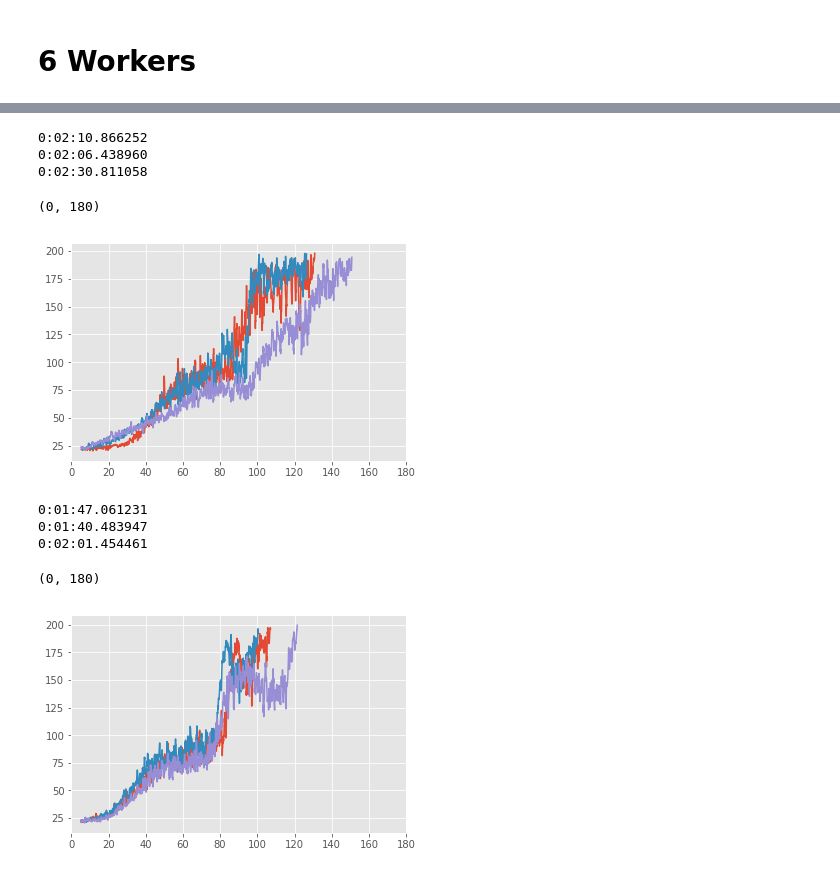
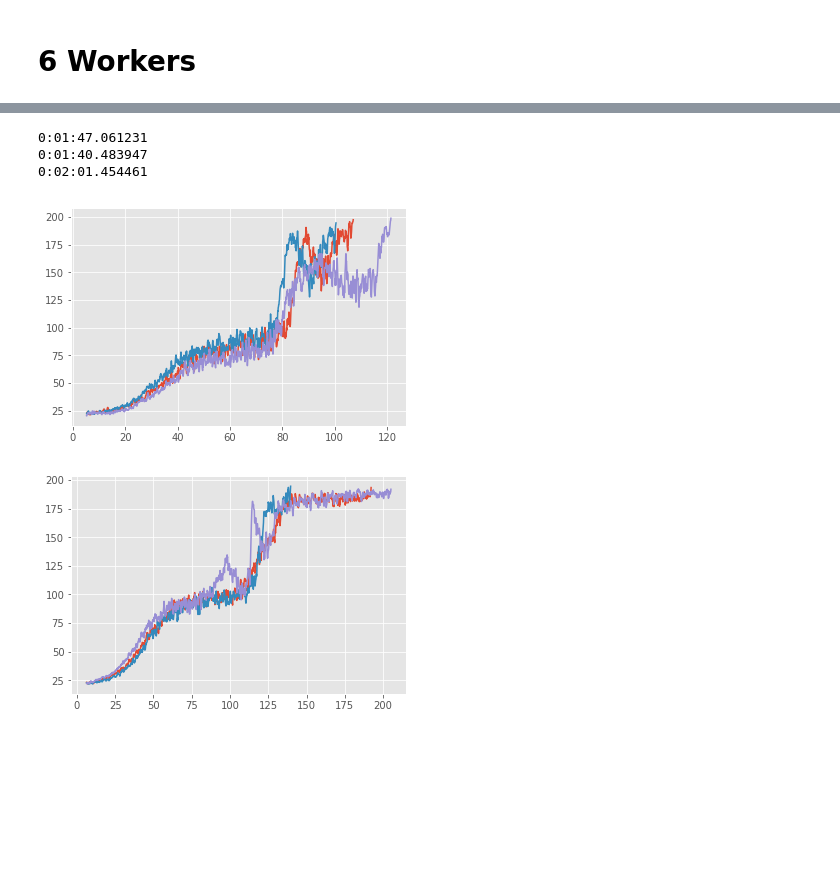
Before and after one commit to richardliaw/ray, a Jupyter notebook: examples/a3c/results/ModelAveraging.ipynb, the cells around one changed output, grey strips where cells are left out. Drawn from its saved outputs; the diff is of its cells as text; code cells hidden in the pictures; blank space fills up the shorter version.

```diff
--- a/examples/a3c/results/ModelAveraging.ipynb
+++ b/examples/a3c/results/ModelAveraging.ipynb
@@ -19,9 +21,9 @@ def load_dataframe(fname):
 paths = [os.path.join(x[0], y) for x in os.walk("./1_3/") for y in x[-1] ]
 for fname in paths:
     df = load_dataframe(fname)
-    plt.plot(df['TS'], df['mean'].rolling(5, ).mean())
+    plt.plot( df['mean_agg'].rolling(5, ).mean())
     print(str(timedelta(seconds=df["TS"].max())))
-plt.xlim([0, 180])
+# plt.xlim([0, 180])
 # %% [output]
 0:03:14.437734
 0:03:30.120590
@@ -32,9 +33,9 @@ plt.xlim([0, 180])
 paths = [os.path.join(x[0], y) for x in os.walk("./2_3/") for y in x[-1] ]
 for fname in paths:
     df = load_dataframe(fname)
-    plt.plot(df['TS'], df['mean'].rolling(5, ).mean())
+    plt.plot( df['mean_agg'].rolling(5, ).mean())
     print(str(timedelta(seconds=df["TS"].max())))
-plt.xlim([0, 180])
+# plt.xlim([0, 180])
 # %% [output]
 0:02:00.569341
 0:01:58.874101
@@ -45,9 +45,9 @@ plt.xlim([0, 180])
 paths = [os.path.join(x[0], y) for x in os.walk("./4_3/") for y in x[-1] ]
 for fname in paths:
     df = load_dataframe(fname)
-    plt.plot(df['TS'], df['mean'].rolling(5, ).mean())
+    plt.plot(df['mean_agg'].rolling(5, ).mean())
     print(str(timedelta(seconds=df["TS"].max())))
-plt.xlim([0, 180])
+# plt.xlim([0, 180])
 # %% [output]
 0:02:30.635789
 0:02:29.363210
@@ -57,2 +56,9 @@ plt.xlim([0, 180])
 # %% [markdown]
 # 6 Workers
+# %%
+paths = [os.path.join(x[0], y) for x in os.walk("./1_6/") for y in x[-1] ]
+for fname in paths:
+    df = load_dataframe(fname)
+    plt.plot(df['mean_agg'].rolling(5, ).mean())
+    print(str(timedelta(seconds=df["TS"].max())))
+# plt.xlim([0, 180])
@@ -59,27 +70,23 @@ plt.xlim([0, 180])
 # %%
-paths = [os.path.join(x[0], y) for x in os.walk("./1_6/") for y in x[-1] ]
+paths = [os.path.join(x[0], y) for x in os.walk("./2_6/") for y in x[-1] ]
 for fname in paths:
     df = load_dataframe(fname)
-    plt.plot(df['TS'], df['mean'].rolling(5, ).mean())
+    plt.plot(df['TS'], df['mean_agg'].rolling(5, ).mean())
     print(str(timedelta(seconds=df["TS"].max())))
-plt.xlim([0, 180])
+
+# plt.xlim([0, 180])
 # %% [output]
-0:02:10.866252
-0:02:06.438960
-0:02:30.811058
+0:01:47.061231
+0:01:40.483947
+0:02:01.454461
-(0, 180)
-[figure, old version]
+[figure, new version]
 # %%
-paths = [os.path.join(x[0], y) for x in os.walk("./2_6/") for y in x[-1] ]
+paths = [os.path.join(x[0], y) for x in os.walk("./4_6/") for y in x[-1] ]
 for fname in paths:
     df = load_dataframe(fname)
-    plt.plot(df['TS'], df['mean'].rolling(5, ).mean())
-    print(str(timedelta(seconds=df["TS"].max())))
+    plt.plot(df['TS'], df['mean_agg'].rolling(5, ).mean())
+#     print(str(timedelta(seconds=df["TS"].max())))
 
-plt.xlim([0, 180])
+# plt.xlim([0, 180])
 # %% [output]
-0:01:47.061231
-0:01:40.483947
-0:02:01.454461
-(0, 180)
-[figure, old version]
+[figure, new version]
```
Also changed, not shown: parts of 8 cells of this notebook, 2 other files.
